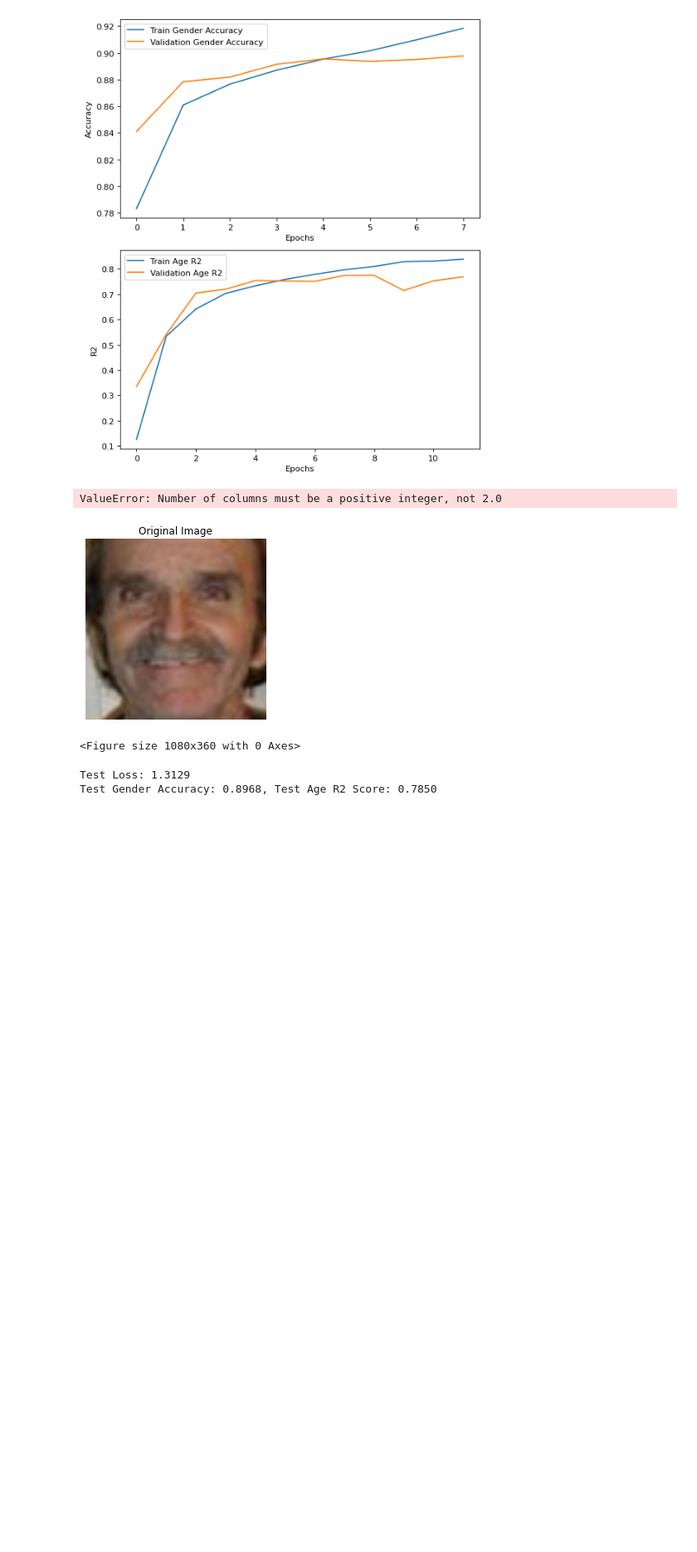
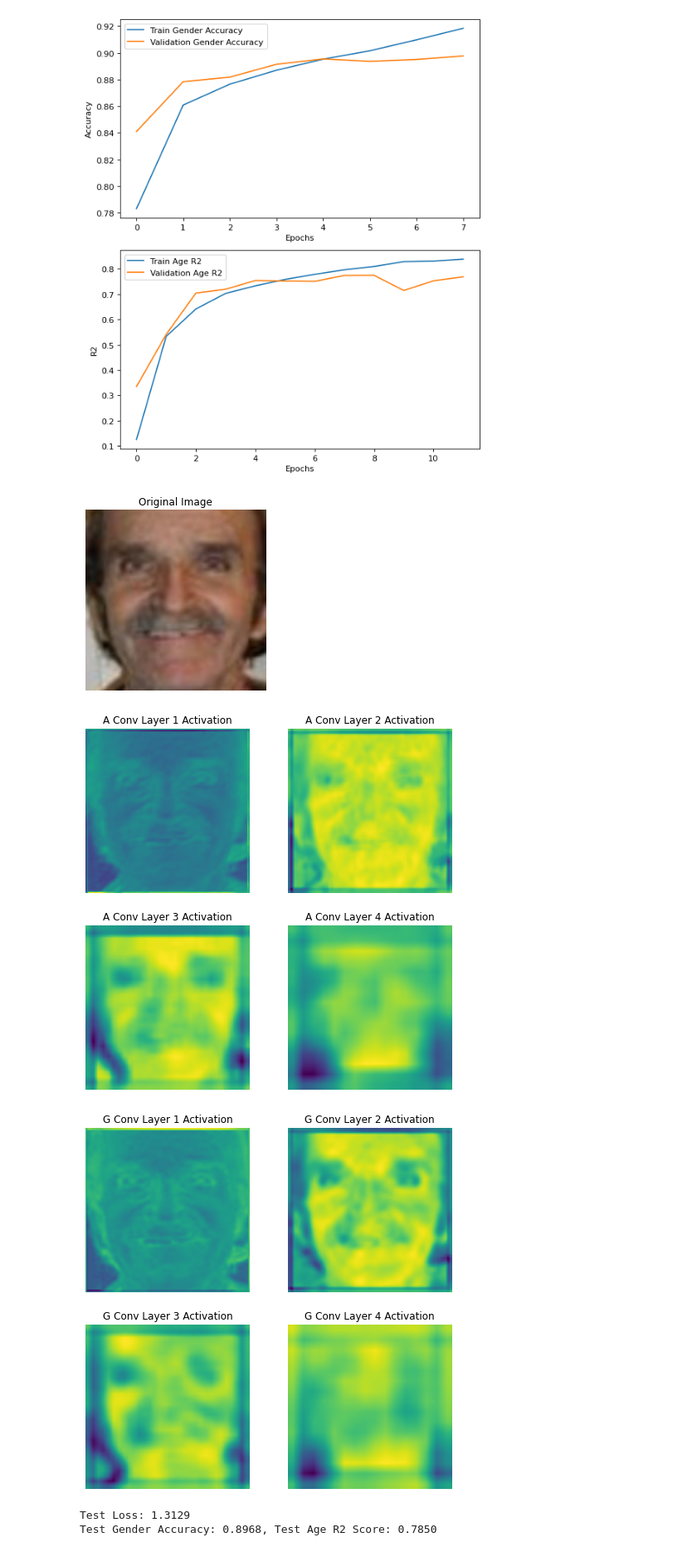
Before and after one commit to plspeziali/AgeGender-CNN, a Jupyter notebook: Notebook/AgeGender-Double.ipynb, the cells around one changed output. Shown at 83% size. Drawn from its saved outputs; the diff is of its cells as text; code cells hidden in the pictures; blank space fills up the shorter version.

```diff
--- a/Notebook/AgeGender-Double.ipynb
+++ b/Notebook/AgeGender-Double.ipynb
@@ -750,7 +750,7 @@ axs_original.set_title('Original Image')
 axs_original.axis('off')
 
 # Plot the heatmaps
-fig, axs = plt.subplots(2, intlen(heatmaps)/2, figsize=(15, 5))
+fig, axs = plt.subplots(2, int(len(heatmaps)/2), figsize=(8, 8))
 
 # Plot the original images from the batch
 #for i, sample_image in enumerate(sample_images):
@@ -758,39 +758,41 @@ fig, axs = plt.subplots(2, intlen(heatmaps)/2, figsize=(15, 5))
 #    axs[i].set_title('Original Images')
 #    axs[i].axis('off')
 
 # Plot the heatmaps
 for i, heatmap in enumerate(heatmaps):
     row = i // 2
     col = i % 2
     axs[row, col].imshow(heatmap.squeeze().numpy(), cmap='viridis')
     axs[row, col].set_title(f'A Conv Layer {i + 1} Activation')
     axs[row, col].axis('off')
 
 plt.show()
 
 # Generate heatmaps
 heatmaps = gender_model.generate_heatmaps(sample_images.cuda())
 
 # Plot the heatmaps
-fig, axs = plt.subplots(1, len(heatmaps), figsize=(15, 5))
+fig, axs = plt.subplots(2, int(len(heatmaps)/2), figsize=(8, 8))
 
 # Plot the original images from the batch
 #for i, sample_image in enumerate(sample_images):
 #    axs[i].imshow(sample_image.permute(1, 2, 0).numpy())
 #    axs[i].set_title('Original Images')
 #    axs[i].axis('off')
 
 # Plot the heatmaps
 for i, heatmap in enumerate(heatmaps):
-    axs[i].imshow(heatmap.squeeze().numpy(), cmap='viridis')
-    axs[i].set_title(f'G Conv Layer {i + 1} Activation')
-    axs[i].axis('off')
+    row = i // 2
+    col = i % 2
+    axs[row, col].imshow(heatmap.squeeze().numpy(), cmap='viridis')
+    axs[row, col].set_title(f'G Conv Layer {i + 1} Activation')
+    axs[row, col].axis('off')
 
 plt.show()
 # %% [output]
-ValueError: Number of columns must be a positive integer, not 2.0
 [figure]
-<Figure size 1080x360 with 0 Axes>
+[figure, added]
+[figure, added]
 # %%
 import numpy as np
 import seaborn as sns
```
Also changed, not shown: 1 other file.
